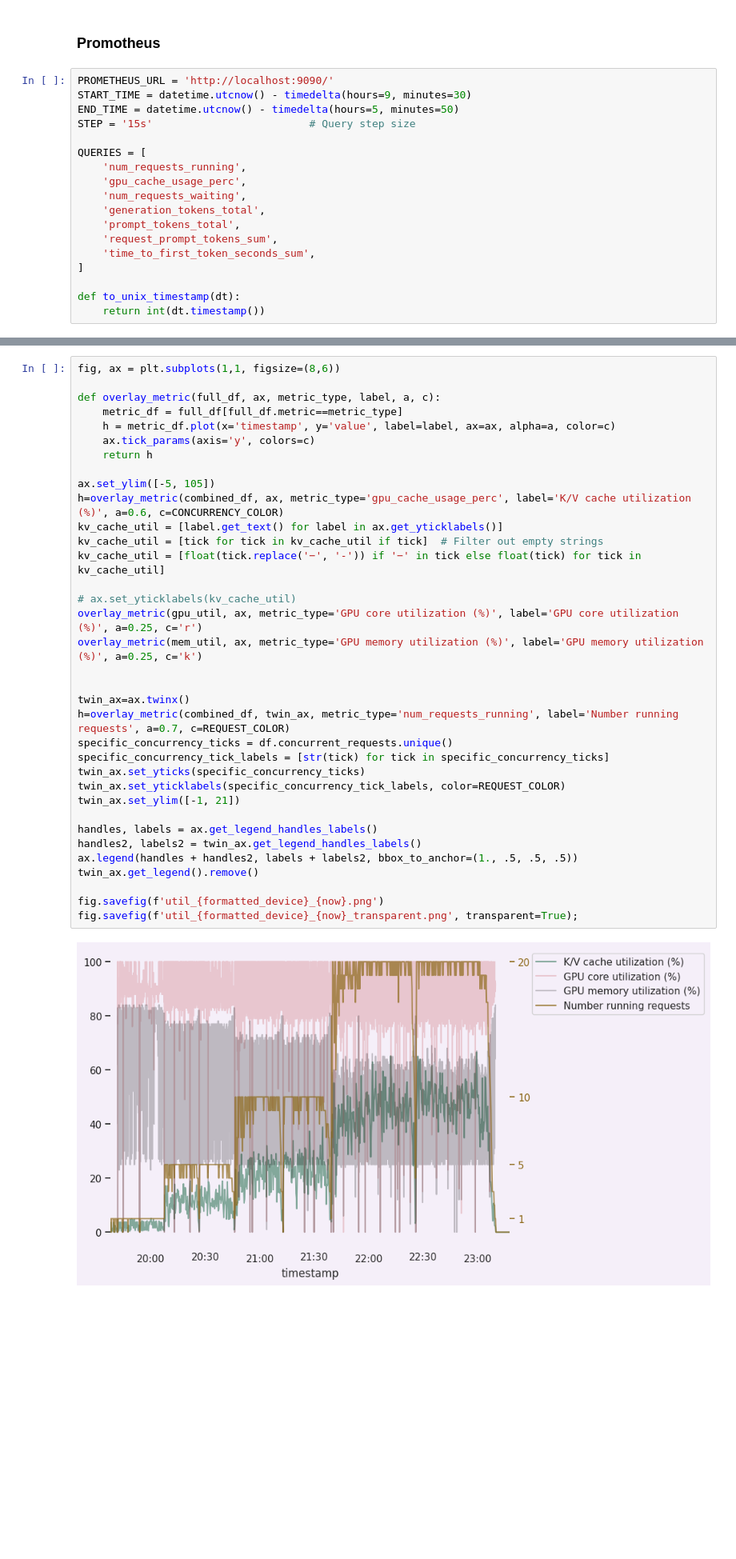
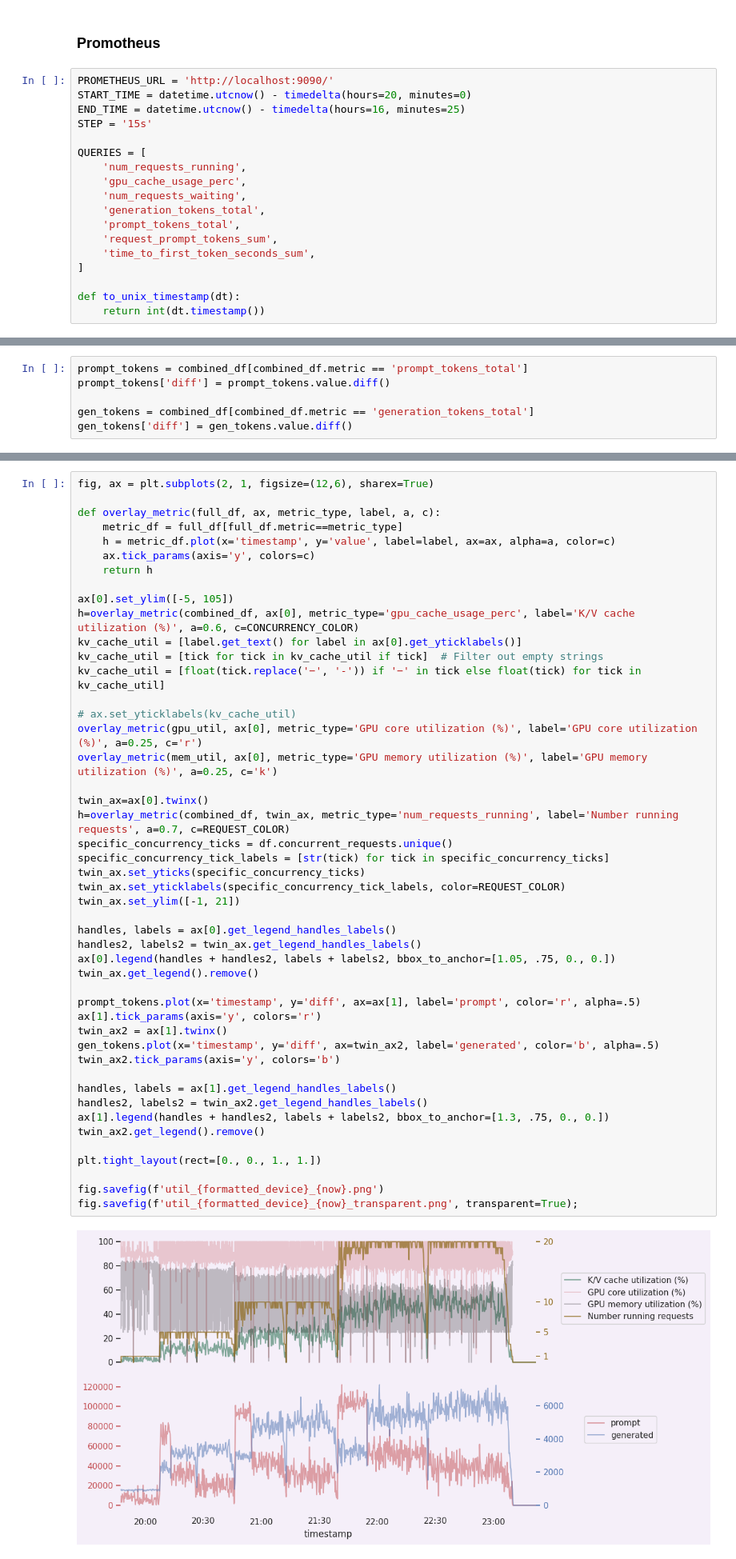
Before and after one commit to emattia/nim-bench, a Jupyter notebook: document-processing/analysis.ipynb, the cells around one changed output, grey strips where cells are left out. Shown at 80% size. Cells and saved outputs as stored; diff of their text form; blank space fills up the shorter version.

```diff
--- a/document-processing/analysis.ipynb
+++ b/document-processing/analysis.ipynb
@@ -404,9 +405,9 @@ plt.show()
 ### Promotheus
 # %%
 PROMETHEUS_URL = 'http://localhost:9090/'
-START_TIME = datetime.utcnow() - timedelta(hours=9, minutes=30)
-END_TIME = datetime.utcnow() - timedelta(hours=5, minutes=50)
-STEP = '15s'                         # Query step size
+START_TIME = datetime.utcnow() - timedelta(hours=20, minutes=0)
+END_TIME = datetime.utcnow() - timedelta(hours=16, minutes=25)
+STEP = '15s'
 
 QUERIES = [
     'num_requests_running',
@@ -509,3 +496,9 @@ print(list(combined_df.metric.unique()))
+# %%
+prompt_tokens = combined_df[combined_df.metric == 'prompt_tokens_total']
+prompt_tokens['diff'] = prompt_tokens.value.diff()
+
+gen_tokens = combined_df[combined_df.metric == 'generation_tokens_total']
+gen_tokens['diff'] = gen_tokens.value.diff()
 # %%
 def f(row):
     if row.metric == 'gpu_cache_usage_perc':
@@ -518,37 +527,49 @@ combined_df['value'] = combined_df.apply(f, axis=1)
 # %%
-fig, ax = plt.subplots(1,1, figsize=(8,6))
+fig, ax = plt.subplots(2, 1, figsize=(12,6), sharex=True)
 
 def overlay_metric(full_df, ax, metric_type, label, a, c):
     metric_df = full_df[full_df.metric==metric_type]
     h = metric_df.plot(x='timestamp', y='value', label=label, ax=ax, alpha=a, color=c)
     ax.tick_params(axis='y', colors=c)
     return h
 
-ax.set_ylim([-5, 105])
-h=overlay_metric(combined_df, ax, metric_type='gpu_cache_usage_perc', label='K/V cache utilization (%)', a=0.6, c=CONCURRENCY_COLOR)
-kv_cache_util = [label.get_text() for label in ax.get_yticklabels()]
+ax[0].set_ylim([-5, 105])
+h=overlay_metric(combined_df, ax[0], metric_type='gpu_cache_usage_perc', label='K/V cache utilization (%)', a=0.6, c=CONCURRENCY_COLOR)
+kv_cache_util = [label.get_text() for label in ax[0].get_yticklabels()]
 kv_cache_util = [tick for tick in kv_cache_util if tick]  # Filter out empty strings
 kv_cache_util = [float(tick.replace('−', '-')) if '−' in tick else float(tick) for tick in kv_cache_util]
 
 # ax.set_yticklabels(kv_cache_util)
-overlay_metric(gpu_util, ax, metric_type='GPU core utilization (%)', label='GPU core utilization (%)', a=0.25, c='r')
-overlay_metric(mem_util, ax, metric_type='GPU memory utilization (%)', label='GPU memory utilization (%)', a=0.25, c='k')
+overlay_metric(gpu_util, ax[0], metric_type='GPU core utilization (%)', label='GPU core utilization (%)', a=0.25, c='r')
+overlay_metric(mem_util, ax[0], metric_type='GPU memory utilization (%)', label='GPU memory utilization (%)', a=0.25, c='k')
 
-
-twin_ax=ax.twinx()
+twin_ax=ax[0].twinx()
 h=overlay_metric(combined_df, twin_ax, metric_type='num_requests_running', label='Number running requests', a=0.7, c=REQUEST_COLOR)
 specific_concurrency_ticks = df.concurrent_requests.unique()
 specific_concurrency_tick_labels = [str(tick) for tick in specific_concurrency_ticks]
 twin_ax.set_yticks(specific_concurrency_ticks)
 twin_ax.set_yticklabels(specific_concurrency_tick_labels, color=REQUEST_COLOR)
 twin_ax.set_ylim([-1, 21])
 
-handles, labels = ax.get_legend_handles_labels()
+handles, labels = ax[0].get_legend_handles_labels()
 handles2, labels2 = twin_ax.get_legend_handles_labels()
-ax.legend(handles + handles2, labels + labels2, bbox_to_anchor=(1., .5, .5, .5))
+ax[0].legend(handles + handles2, labels + labels2, bbox_to_anchor=[1.05, .75, 0., 0.])
 twin_ax.get_legend().remove()
+
+prompt_tokens.plot(x='timestamp', y='diff', ax=ax[1], label='prompt', color='r', alpha=.5)
+ax[1].tick_params(axis='y', colors='r')
+twin_ax2 = ax[1].twinx()
+gen_tokens.plot(x='timestamp', y='diff', ax=twin_ax2, label='generated', color='b', alpha=.5)
+twin_ax2.tick_params(axis='y', colors='b')
+
+handles, labels = ax[1].get_legend_handles_labels()
+handles2, labels2 = twin_ax2.get_legend_handles_labels()
+ax[1].legend(handles + handles2, labels + labels2, bbox_to_anchor=[1.3, .75, 0., 0.])
+twin_ax2.get_legend().remove()
+
+plt.tight_layout(rect=[0., 0., 1., 1.])
 
 fig.savefig(f'util_{formatted_device}_{now}.png')
 fig.savefig(f'util_{formatted_device}_{now}_transparent.png', transparent=True);
 # %% [output]
-[figure, old version]
+[figure, new version]
```
Also changed, not shown: parts of 5 cells of this notebook, 15 other files.
